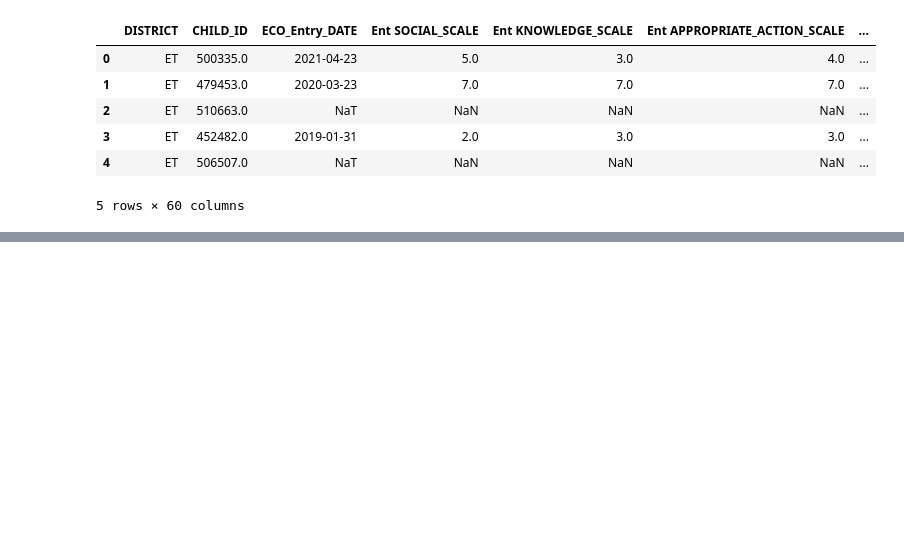
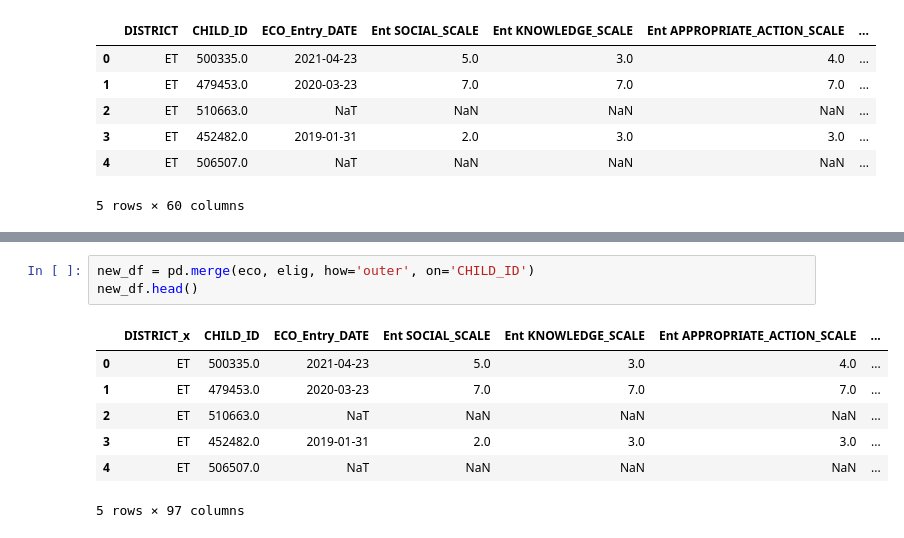
Before and after one commit to NSS-Data-Analytics-Cohort-7/didd-newbalancesonthebloc, a Jupyter notebook: Notebook/DIDD_partner_project.ipynb, the cells around one changed output, grey strips where cells are left out. Cells and saved outputs as stored; diff of their text form; blank space fills up the shorter version.

```diff
--- a/Notebook/DIDD_partner_project.ipynb
+++ b/Notebook/DIDD_partner_project.ipynb
@@ -440,0 +454,11 @@ ax = sns.barplot(x='Days Between', y='value', hue='Init. Elig. Category', data=a
+# %%
+new_df = pd.merge(eco, elig, how='outer', on='CHILD_ID')
+new_df.head()
+# %% [output]
+|  | DISTRICT_x | CHILD_ID | ECO_Entry_DATE | Ent SOCIAL_SCALE | Ent KNOWLEDGE_SCALE | Ent APPROPRIATE_ACTION_SCALE | ... |
+| 0 | ET | 500335.0 | 2021-04-23 | 5.0 | 3.0 | 4.0 | ... |
+| 1 | ET | 479453.0 | 2020-03-23 | 7.0 | 7.0 | 7.0 | ... |
+| 2 | ET | 510663.0 | NaT | NaN | NaN | NaN | ... |
+| 3 | ET | 452482.0 | 2019-01-31 | 2.0 | 3.0 | 3.0 | ... |
+| 4 | ET | 506507.0 | NaT | NaN | NaN | NaN | ... |
+5 rows × 97 columns
```
Also changed, not shown: parts of 30 cells of this notebook.
